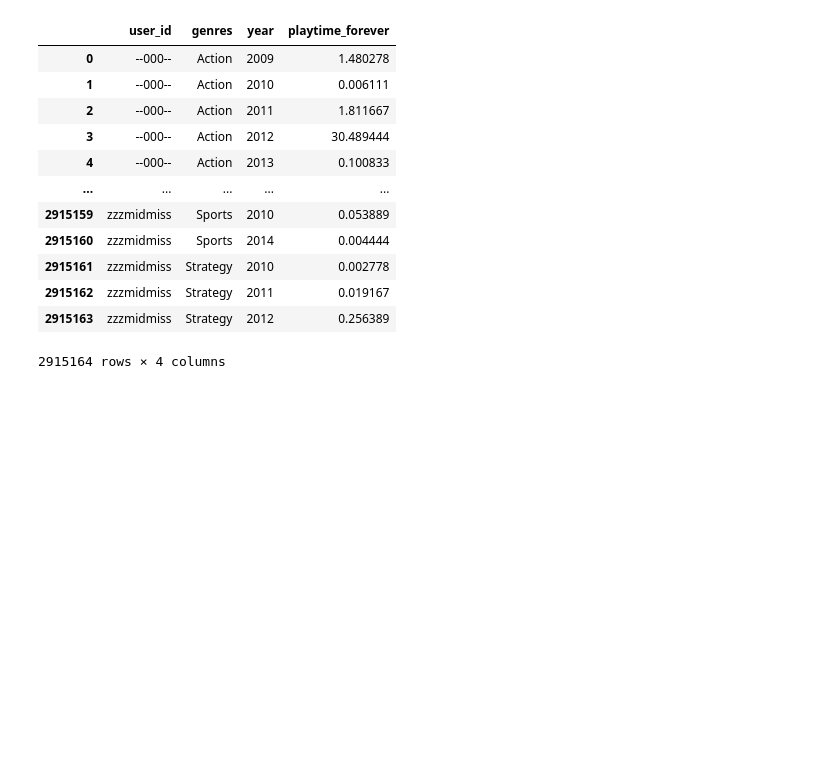
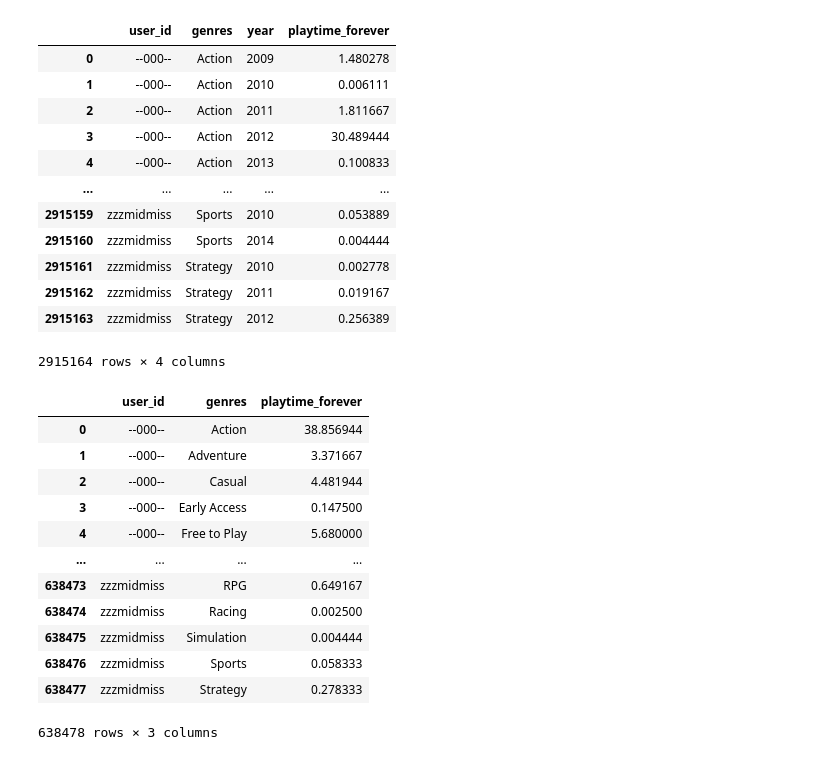
Before and after one commit to FabianRecalde/MachineLearning_Steam, a Jupyter notebook: datasets_auxiliares.ipynb, the cells around one changed output. Cells and saved outputs as stored; diff of their text form; code cells hidden in the pictures; blank space fills up the shorter version.

```diff
--- a/datasets_auxiliares.ipynb
+++ b/datasets_auxiliares.ipynb
@@ -140,3 +140,22 @@ user_total_playtime_general
 | 2915162 | zzzmidmiss | Strategy | 2011 | 0.019167 |
 | 2915163 | zzzmidmiss | Strategy | 2012 | 0.256389 |
 2915164 rows × 4 columns
+# %%
+# Calcular la máxima cantidad de tiempo jugado para cada combinación única de user_id y genres en el dataframe user_total_playtime_general.
+max_playtime = user_total_playtime_general.groupby(['user_id','genres'])['playtime_forever'].sum().reset_index()
+
+max_playtime
+# %% [output]
+|  | user_id | genres | playtime_forever |
+| 0 | --000-- | Action | 38.856944 |
+| 1 | --000-- | Adventure | 3.371667 |
+| 2 | --000-- | Casual | 4.481944 |
+| 3 | --000-- | Early Access | 0.147500 |
+| 4 | --000-- | Free to Play | 5.680000 |
+| ... | ... | ... | ... |
+| 638473 | zzzmidmiss | RPG | 0.649167 |
+| 638474 | zzzmidmiss | Racing | 0.002500 |
+| 638475 | zzzmidmiss | Simulation | 0.004444 |
+| 638476 | zzzmidmiss | Sports | 0.058333 |
+| 638477 | zzzmidmiss | Strategy | 0.278333 |
+638478 rows × 3 columns
```
Also changed, not shown: parts of 2 cells of this notebook, 1 other file.
